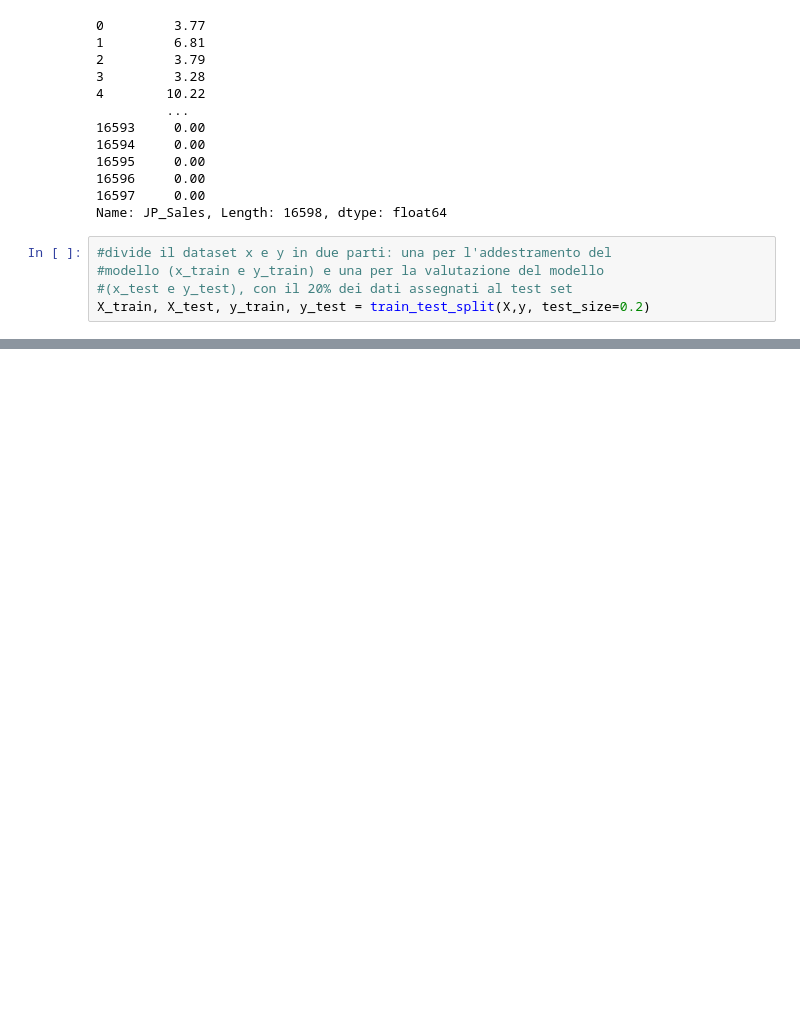
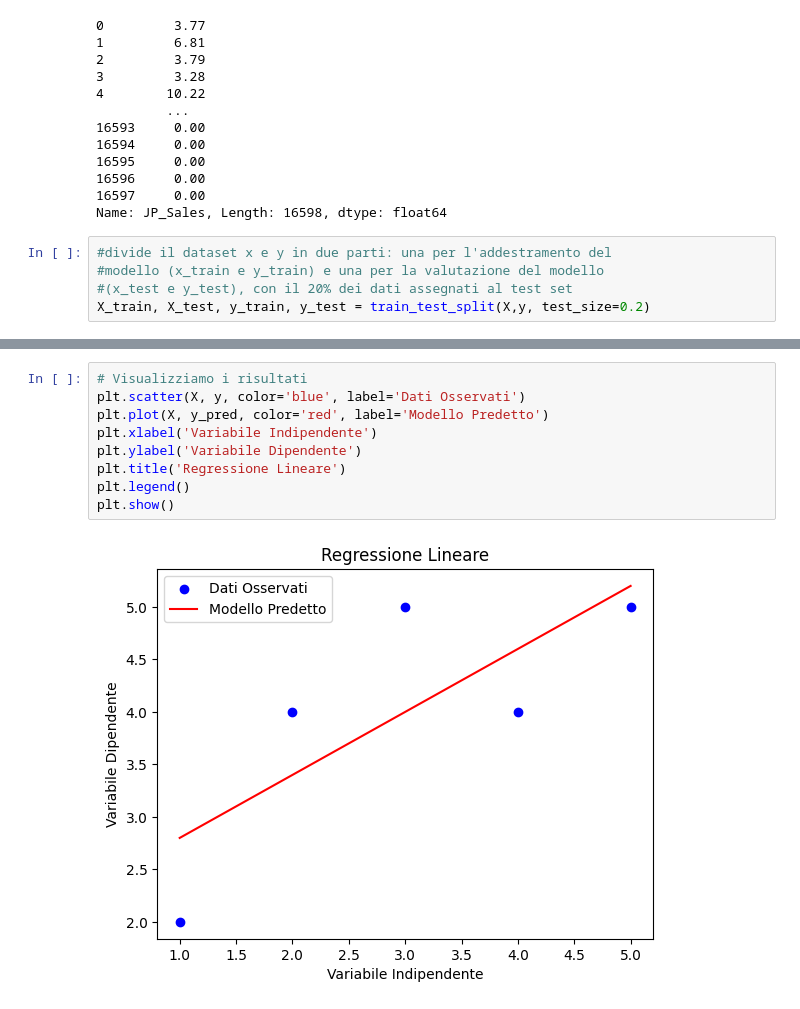
Before and after one commit to francescobifulco/python_corso, a Jupyter notebook: tutorial su machine leaning/main.ipynb, the cells around one changed output, grey strips where cells are left out. Cells and saved outputs as stored; diff of their text form; blank space fills up the shorter version.

```diff
--- a/tutorial su machine leaning/main.ipynb
+++ b/tutorial su machine leaning/main.ipynb
@@ -120,0 +187,11 @@ NameError: name 'accuracy_score' is not defined
+# %%
+# Visualizziamo i risultati
+plt.scatter(X, y, color='blue', label='Dati Osservati')
+plt.plot(X, y_pred, color='red', label='Modello Predetto')
+plt.xlabel('Variabile Indipendente')
+plt.ylabel('Variabile Dipendente')
+plt.title('Regressione Lineare')
+plt.legend()
+plt.show()
+# %% [output]
+[figure, added]
```
Also changed, not shown: parts of 35 cells of this notebook, 5 other files.
